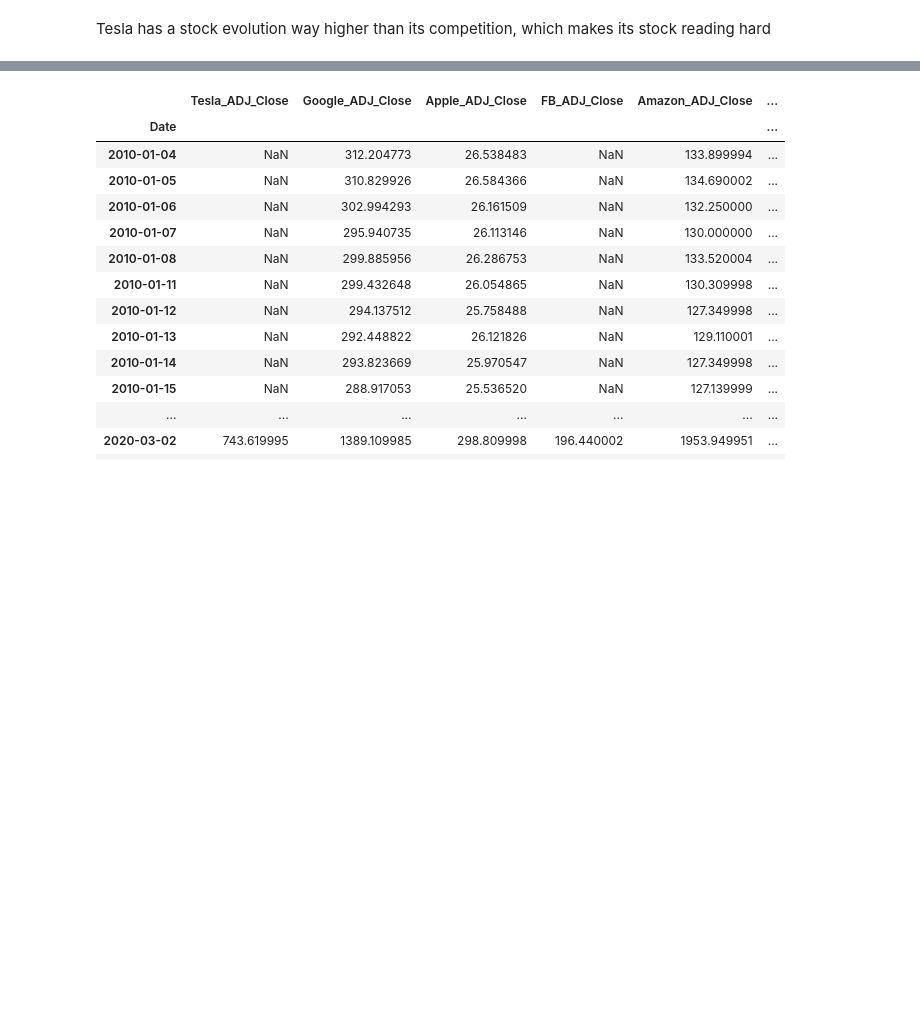
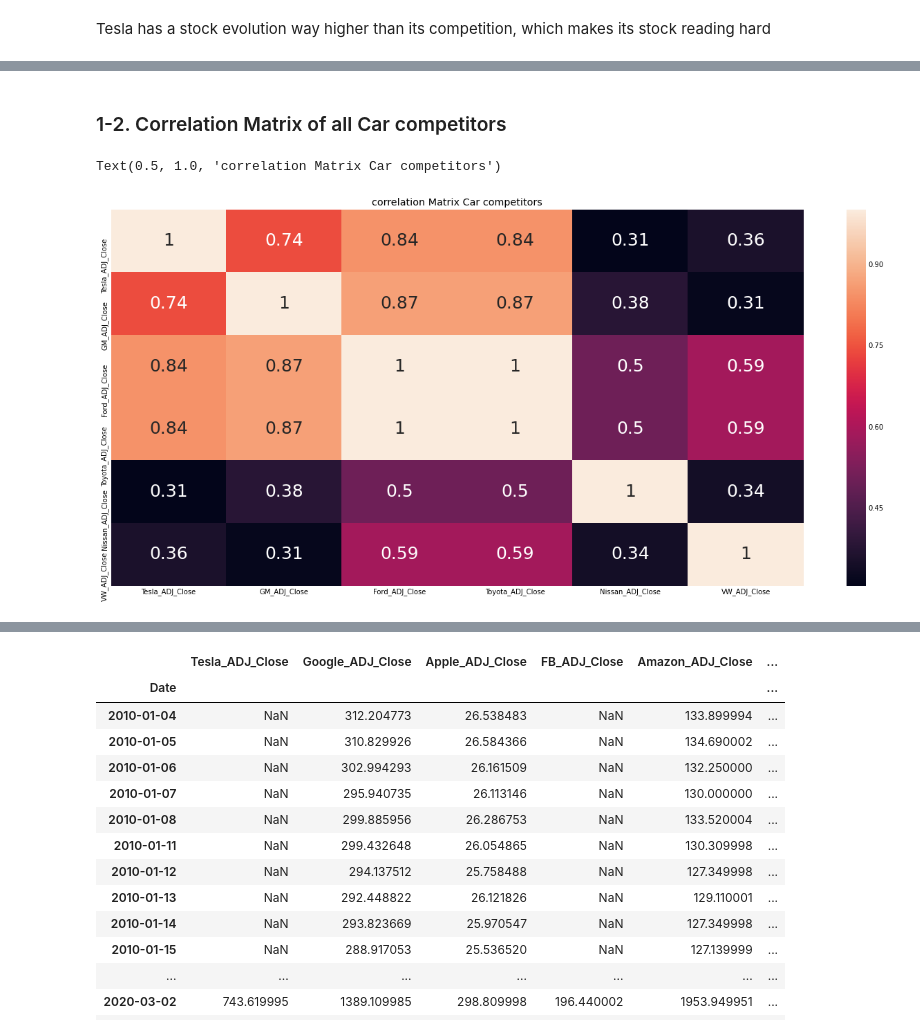
Before and after one commit to ta-data-bcn/Project-Week-8-Final-Project, a Jupyter notebook: Notebooks/TSLA_Stock_Analysis_Competitor_stock_analysis.ipynb, the cells around one changed output, grey strips where cells are left out. Saved outputs shown, nothing was run; the diff lists cells and outputs as text; code cells hidden in the pictures; blank space fills up the shorter version.

```diff
--- a/Notebooks/TSLA_Stock_Analysis_Competitor_stock_analysis.ipynb
+++ b/Notebooks/TSLA_Stock_Analysis_Competitor_stock_analysis.ipynb
@@ -157,0 +142,12 @@ Tesla has a stock evolution way higher than its competition, which makes its sto
+# %% [markdown]
+### 1-2. Correlation Matrix of all Car competitors
+# %%
+corr_car_competitors = df_Car_merged.corr()
+# %%
+plt.figure(figsize=(20,10))
+sns.heatmap(corr_car_competitors, annot=True, annot_kws={"size": 25})
+plt.title('correlation Matrix Car competitors')
+# plt.savefig('../DataSets/Tesla_car_sales/car_correlation.png' , dpi=fig.dpi)
+# %% [output]
+Text(0.5, 1.0, 'correlation Matrix Car competitors')
+[figure, added]
```
Also changed, not shown: parts of 43 cells of this notebook.
